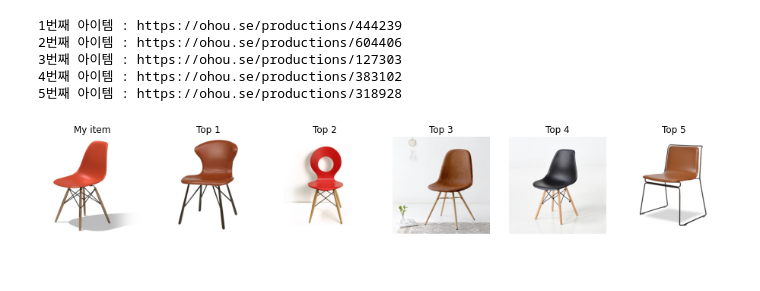
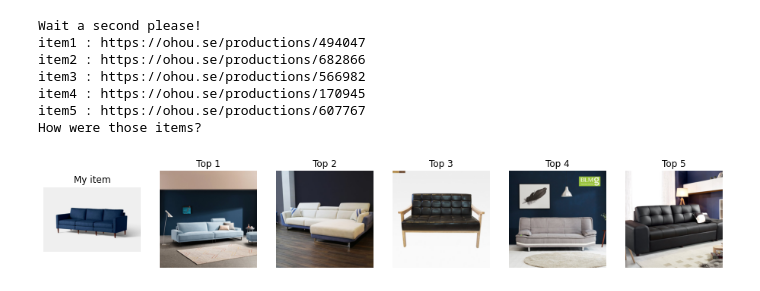
Before and after one commit to timeno10/dss_dl_furniture_recommendation, a Jupyter notebook: SungJun/module/test.ipynb, the cells around one changed output. Drawn from its saved outputs; the diff is of its cells as text; code cells hidden in the pictures.

```diff
--- a/SungJun/module/test.ipynb
+++ b/SungJun/module/test.ipynb
@@ -16,9 +2,0 @@ obj = Recommendation('pics/input.jpg')
-# %%
-obj.recommendation()
-# %% [output]
-1번째 아이템 : https://ohou.se/productions/444239
-2번째 아이템 : https://ohou.se/productions/604406
-3번째 아이템 : https://ohou.se/productions/127303
-4번째 아이템 : https://ohou.se/productions/383102
-5번째 아이템 : https://ohou.se/productions/318928
-[figure, removed]
@@ -24,0 +7,11 @@ obj.recommendation()
+# %%
+recommendation()
+# %% [output]
+Wait a second please!
+item1 : https://ohou.se/productions/494047
+item2 : https://ohou.se/productions/682866
+item3 : https://ohou.se/productions/566982
+item4 : https://ohou.se/productions/170945
+item5 : https://ohou.se/productions/607767
+How were those items?
+[figure, added]
```
Also changed, not shown: parts of 6 cells of this notebook.
